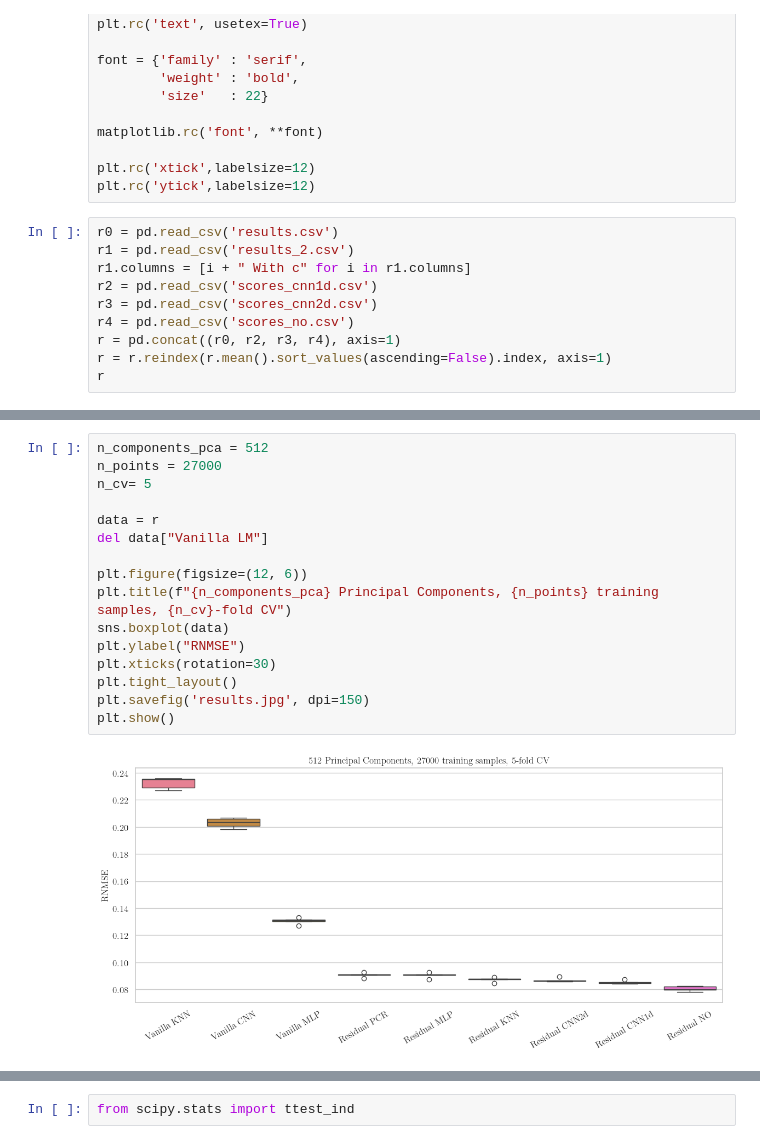
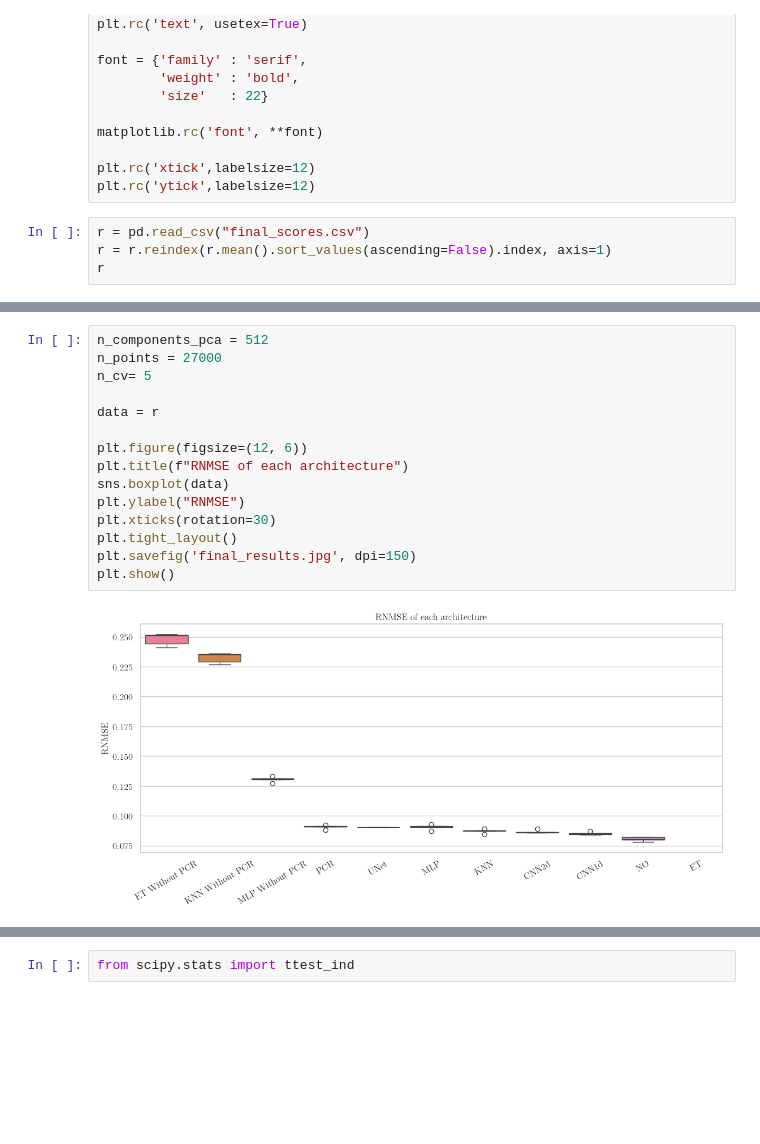
Before and after one commit to pascaltribel/does_knowledge_help, a Jupyter notebook: article/Plot Scores.ipynb, the cells around one changed output, grey strips where cells are left out. Drawn from its saved outputs; the diff is of its cells as text; blank space fills up the shorter version.

```diff
--- a/article/Plot Scores.ipynb
+++ b/article/Plot Scores.ipynb
@@ -17,13 +17,7 @@ matplotlib.rc('font', **font)
 plt.rc('xtick',labelsize=12)
 plt.rc('ytick',labelsize=12)
 # %%
-r0 = pd.read_csv('results.csv')
-r1 = pd.read_csv('results_2.csv')
-r1.columns = [i + " With c" for i in r1.columns]
-r2 = pd.read_csv('scores_cnn1d.csv')
-r3 = pd.read_csv('scores_cnn2d.csv')
-r4 = pd.read_csv('scores_no.csv')
-r = pd.concat((r0, r2, r3, r4), axis=1)
+r = pd.read_csv("final_scores.csv")
 r = r.reindex(r.mean().sort_values(ascending=False).index, axis=1)
 r
 # %% [output]
@@ -36,18 +30,17 @@ r
 # %%
 n_components_pca = 512
 n_points = 27000
 n_cv= 5
 
 data = r
-del data["Vanilla LM"]
 
 plt.figure(figsize=(12, 6))
-plt.title(f"{n_components_pca} Principal Components, {n_points} training samples, {n_cv}-fold CV")
+plt.title(f"RNMSE of each architecture")
 sns.boxplot(data)
 plt.ylabel("RNMSE")
 plt.xticks(rotation=30)
 plt.tight_layout()
-plt.savefig('results.jpg', dpi=150)
+plt.savefig('final_results.jpg', dpi=150)
 plt.show()
 # %% [output]
-[figure, old version]
+[figure, new version]
```
Also changed, not shown: parts of 8 cells of this notebook, 25 other files.
